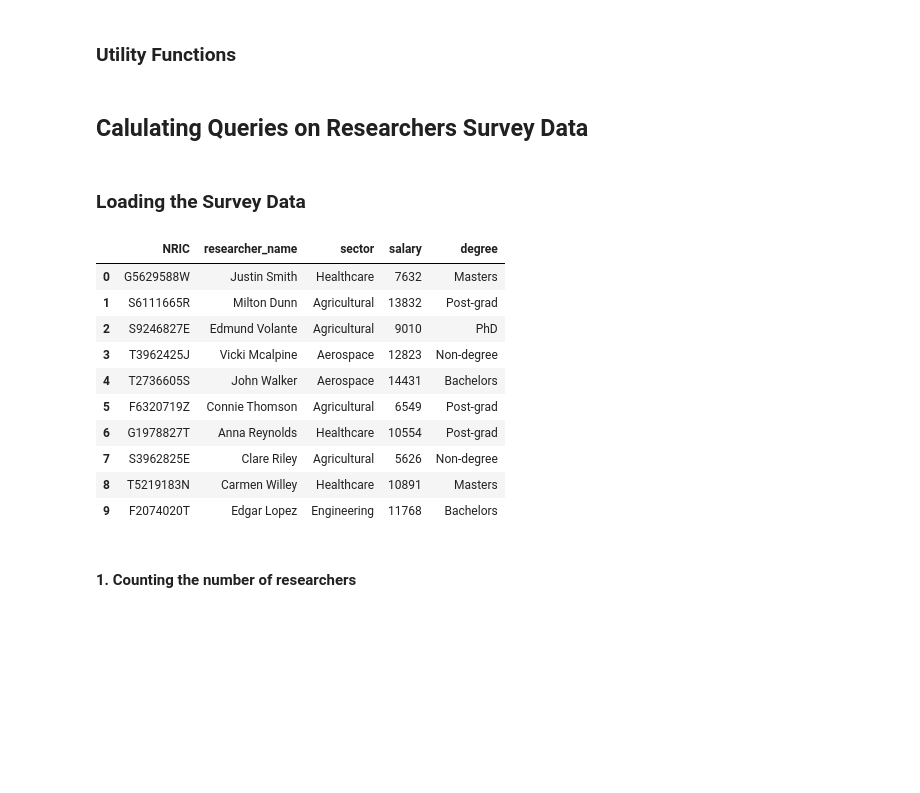
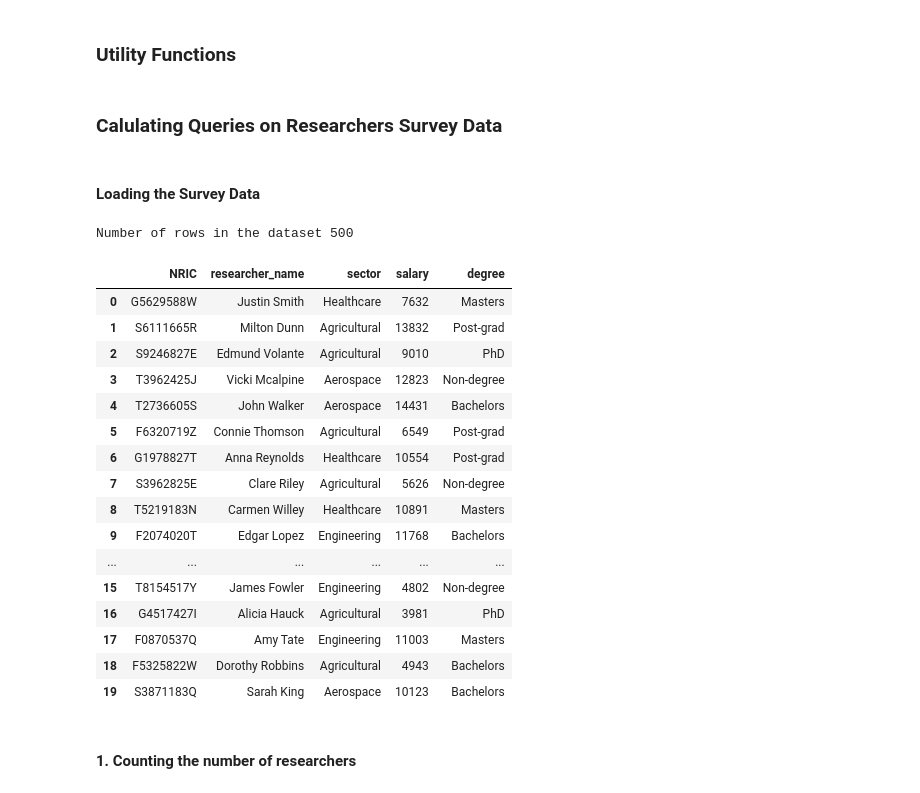
Before and after one commit to dsaidgovsg/stack-2022-differential-privacy-workshop, a Jupyter notebook: reseachers_survey_dp_stats_release.ipynb, the cells around one changed output. Drawn from its saved outputs; the diff is of its cells as text; code cells hidden in the pictures; blank space fills up the shorter version.

```diff
--- a/reseachers_survey_dp_stats_release.ipynb
+++ b/reseachers_survey_dp_stats_release.ipynb
@@ -75,26 +105,35 @@ def visualise(dp_results, epsilons, errors, ylabel, title, labels, figsize=(10,
     plt.legend(fontsize = 12, labels=legend_labels)
     sns.move_legend(ax, "upper left", bbox_to_anchor=(1, 1))
 # %% [markdown]
-## Calulating Queries on Researchers Survey Data
+### Calulating Queries on Researchers Survey Data
 # %% [markdown]
-### Loading the Survey Data
+#### Loading the Survey Data
 # %%
 # reading the csv file
 data = pd.read_csv("data/simulated_data_500.csv")
 data_size = len(data)
-data.head(10)
+
+print(f"Number of rows in the dataset {data_size}")
+data.head(20)
 # %% [output]
+Number of rows in the dataset 500
 |  | NRIC | researcher_name | sector | salary | degree |
 | 0 | G5629588W | Justin Smith | Healthcare | 7632 | Masters |
 | 1 | S6111665R | Milton Dunn | Agricultural | 13832 | Post-grad |
 | 2 | S9246827E | Edmund Volante | Agricultural | 9010 | PhD |
 | 3 | T3962425J | Vicki Mcalpine | Aerospace | 12823 | Non-degree |
 | 4 | T2736605S | John Walker | Aerospace | 14431 | Bachelors |
 | 5 | F6320719Z | Connie Thomson | Agricultural | 6549 | Post-grad |
 | 6 | G1978827T | Anna Reynolds | Healthcare | 10554 | Post-grad |
 | 7 | S3962825E | Clare Riley | Agricultural | 5626 | Non-degree |
 | 8 | T5219183N | Carmen Willey | Healthcare | 10891 | Masters |
 | 9 | F2074020T | Edgar Lopez | Engineering | 11768 | Bachelors |
+| ... | ... | ... | ... | ... | ... |
+| 15 | T8154517Y | James Fowler | Engineering | 4802 | Non-degree |
+| 16 | G4517427I | Alicia Hauck | Agricultural | 3981 | PhD |
+| 17 | F0870537Q | Amy Tate | Engineering | 11003 | Masters |
+| 18 | F5325822W | Dorothy Robbins | Agricultural | 4943 | Bachelors |
+| 19 | S3871183Q | Sarah King | Aerospace | 10123 | Bachelors |
 # %% [markdown]
 #### 1. Counting the number of researchers
 # %% [markdown]
```
Also changed, not shown: parts of 19 cells of this notebook.
